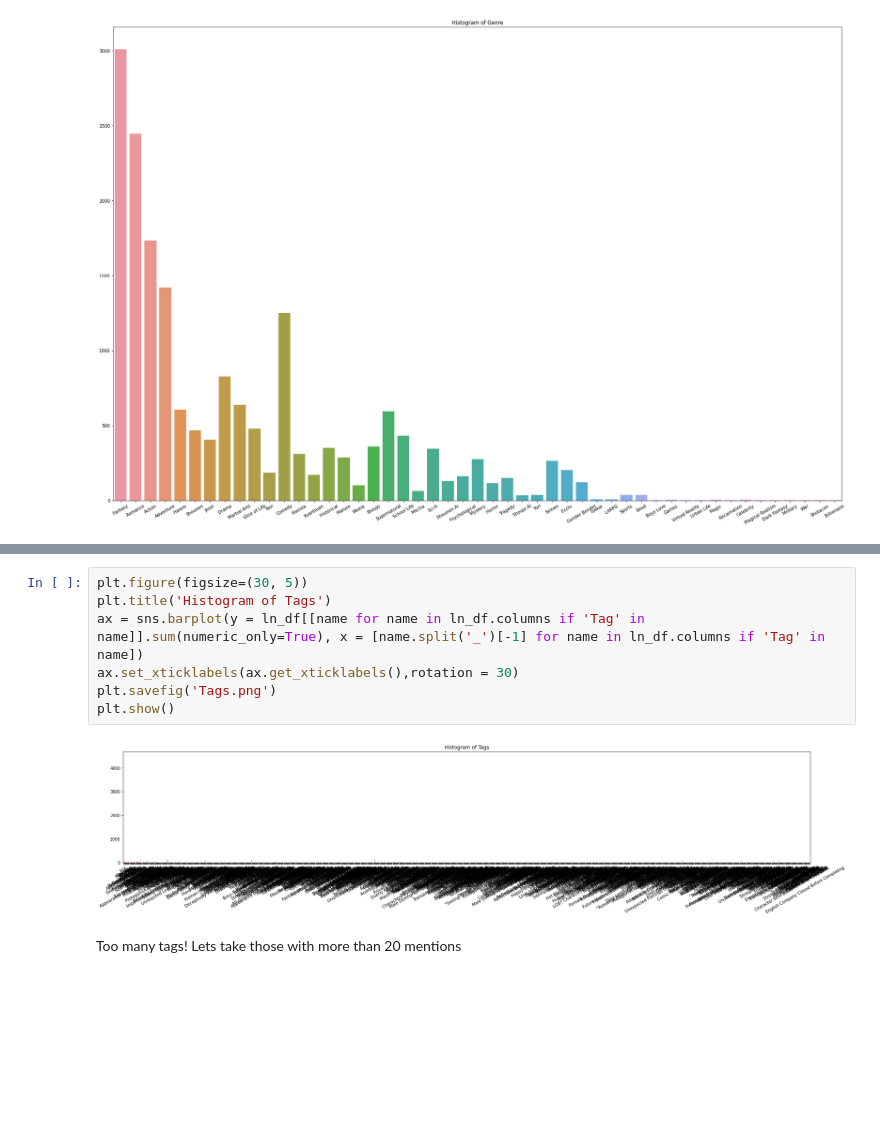
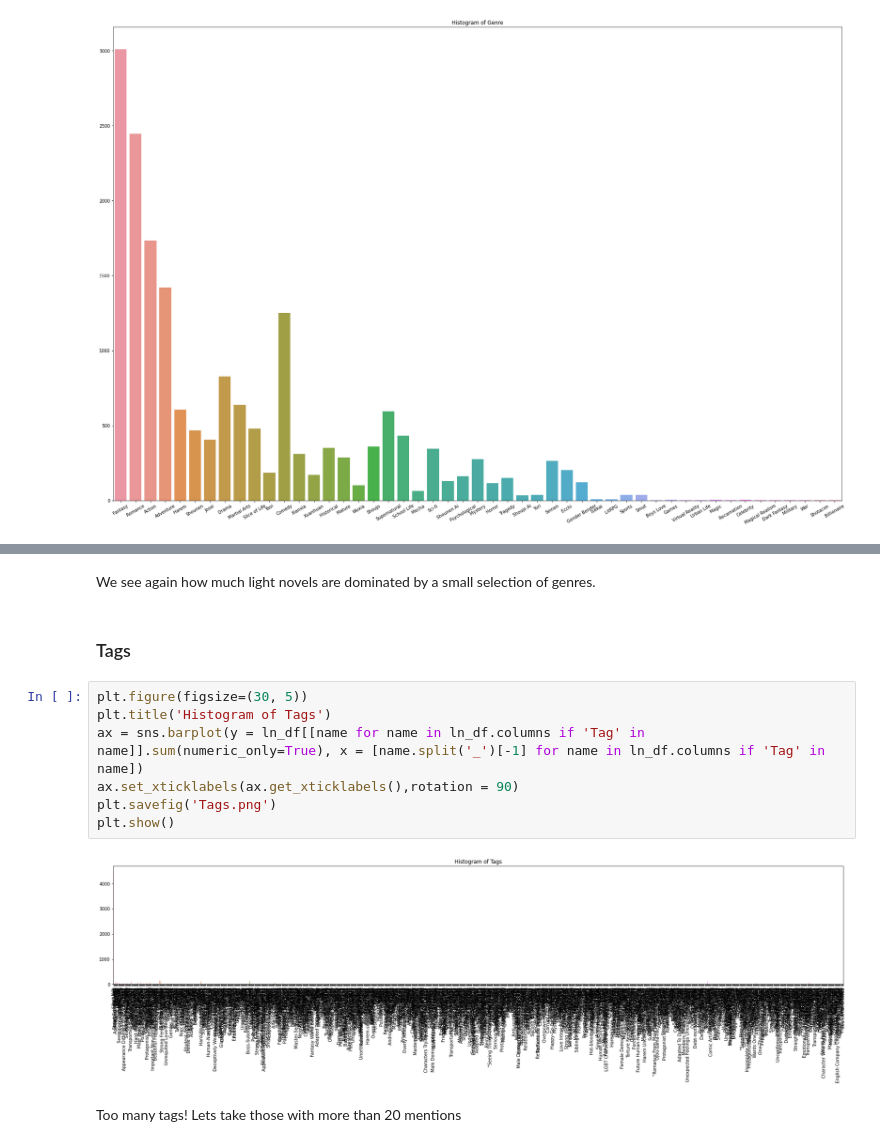
Before and after one commit to yuvalofek/analyzing-light-novels, a Jupyter notebook: LN_Analysis.ipynb, the cells around one changed output, grey strips where cells are left out. Drawn from its saved outputs; the diff is of its cells as text; blank space fills up the shorter version.

```diff
--- a/LN_Analysis.ipynb
+++ b/LN_Analysis.ipynb
@@ -135,12 +174,16 @@ plt.show()
+# %% [markdown]
+We see again how much light novels are dominated by a small selection of genres.
+# %% [markdown]
+### Tags
 # %%
 plt.figure(figsize=(30, 5))
 plt.title('Histogram of Tags')
 ax = sns.barplot(y = ln_df[[name for name in ln_df.columns if 'Tag' in name]].sum(numeric_only=True), x = [name.split('_')[-1] for name in ln_df.columns if 'Tag' in name])
-ax.set_xticklabels(ax.get_xticklabels(),rotation = 30)
+ax.set_xticklabels(ax.get_xticklabels(),rotation = 90)
 plt.savefig('Tags.png')
 plt.show()
 # %% [output]
-[figure, old version]
+[figure, new version]
 # %% [markdown]
 Too many tags! Lets take those with more than 20 mentions
 # %%
```
Also changed, not shown: parts of 23 cells of this notebook.
